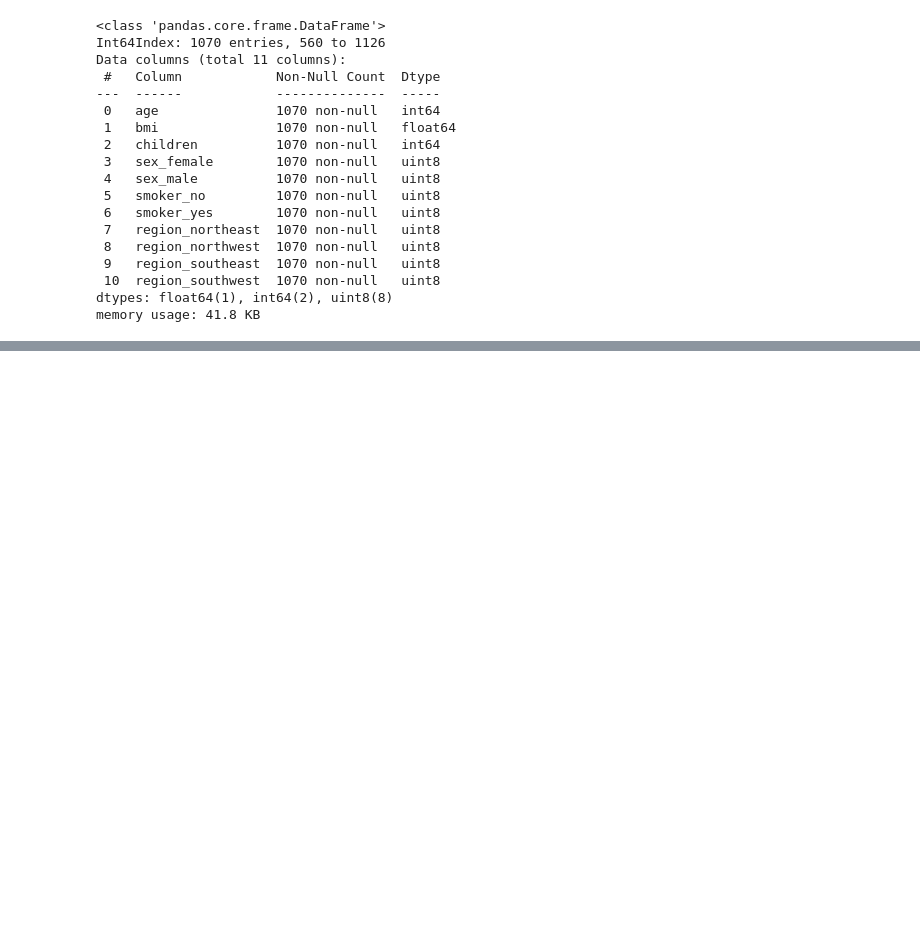
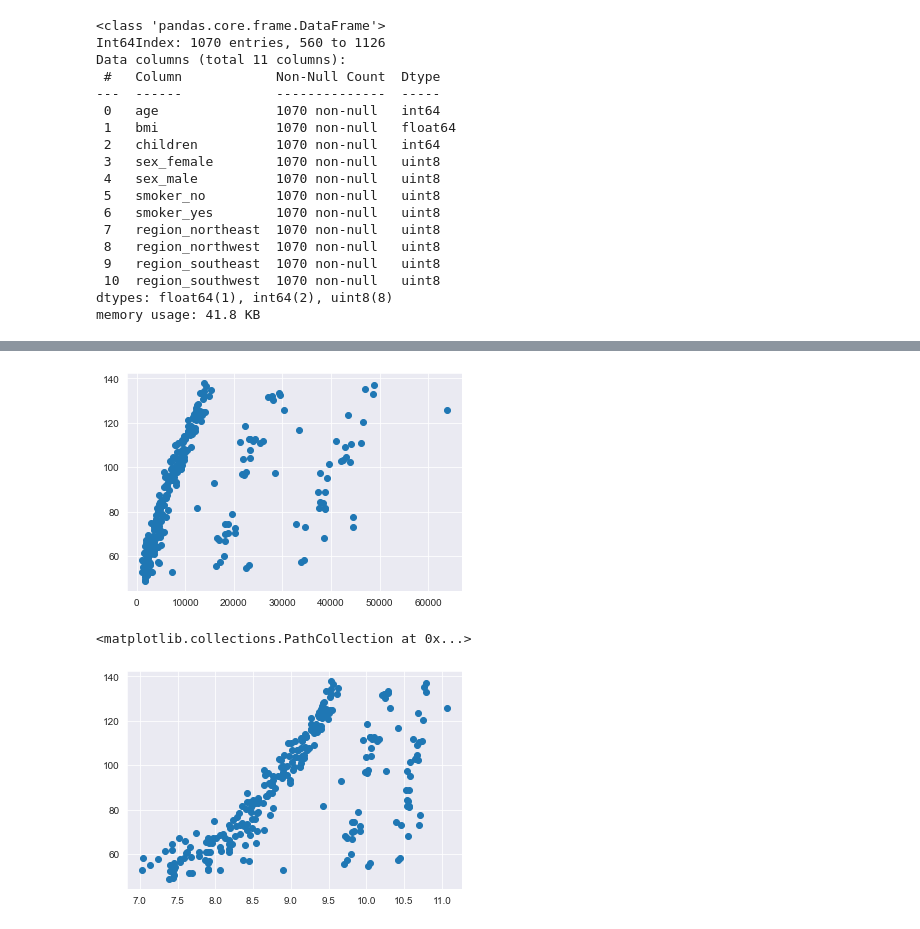
Before and after one commit to georgeharris96/TensorflowDevCourse, a Jupyter notebook: Learning Notebooks/01_nerual_network_regression_with_tensorflow.ipynb, the cells around one changed output, grey strips where cells are left out. Cells and saved outputs as stored; diff of their text form; code cells hidden in the pictures; blank space fills up the shorter version.

```diff
--- a/Learning Notebooks/01_nerual_network_regression_with_tensorflow.ipynb
+++ b/Learning Notebooks/01_nerual_network_regression_with_tensorflow.ipynb
@@ -900,0 +893,13 @@ def test_model(model_to_test, features=X_train, target=y_train):
+# %%
+# Function to fit the same model on transformed and normal targets
+def fit_models(model_to_test, epochs, train_features=X_train, train_target=y_train):
+    model_log = model_to_test
+    model_to_test.fit(train_features, train_target, verbose=0, epochs=epochs)
+    model_log.fit(train_features, tf.math.log(train_target), verbose=0, epochs=epochs)
+    return {'normal_model': model_to_test, 'log_model' : model_log}
+
+# Function to evaluate the same model on transformed and normal targets
+def evaluate_models(models_to_test, test_features=X_test, test_target=y_test):
+    norm_metrics = models_to_test['normal_model'].evaluate(test_features, test_target)
+    log_metrics = models_to_test['log_model'].evaluate(test_features, tf.math.log(test_target))
+    return norm_metrics, log_metrics
@@ -900,0 +910,21 @@ def test_model(model_to_test, features=X_train, target=y_train):
+# %%
+# Create the model
+model_1 = tf.keras.Sequential(
+    [
+        tf.keras.layers.Dense(11, input_shape=[11], name = 'Input_Layer'),
+        tf.keras.layers.Dense(100, name = 'Hidden_Layer'),
+        tf.keras.layers.Dense(1, name = 'Output_Layer')
+    ],
+    name = 'Model_1'
+)
+# Compile the model
+model_1.compile(
+    loss=tf.keras.losses.mae,
+    optimizer=tf.keras.optimizers.SGD(),
+    metrics=['mae']
+)
+# Fit the model
+fitted_models = fit_models(model_to_test=model_1, epochs=100)
+
+# Evaluate the model
+print(evaluate_models(models_to_test=fitted_models))
@@ -900,0 +935,8 @@ def test_model(model_to_test, features=X_train, target=y_train):
+# %%
+plt.scatter(y_test, fitted_models['normal_model'].predict(X_test))
+plt.show()
+plt.scatter(tf.math.log(y_test), fitted_models['log_model'].predict(X_test))
+# %% [output]
+[figure, added]
+<matplotlib.collections.PathCollection at 0x...>
+[figure, added]
```
Also changed, not shown: parts of 23 cells of this notebook.
